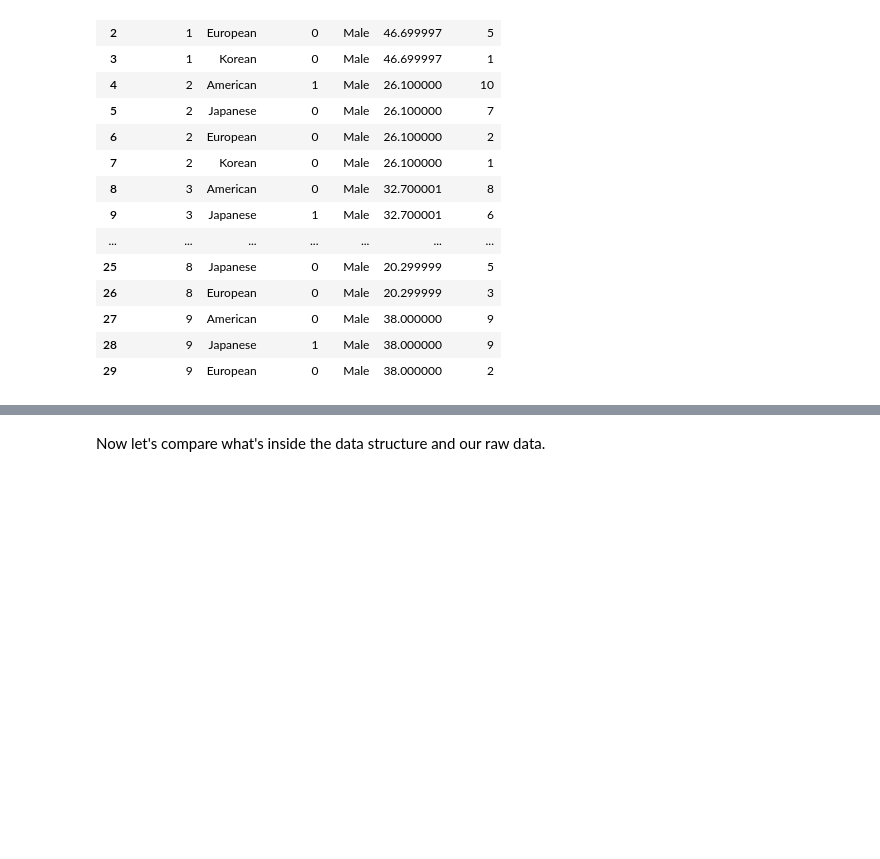
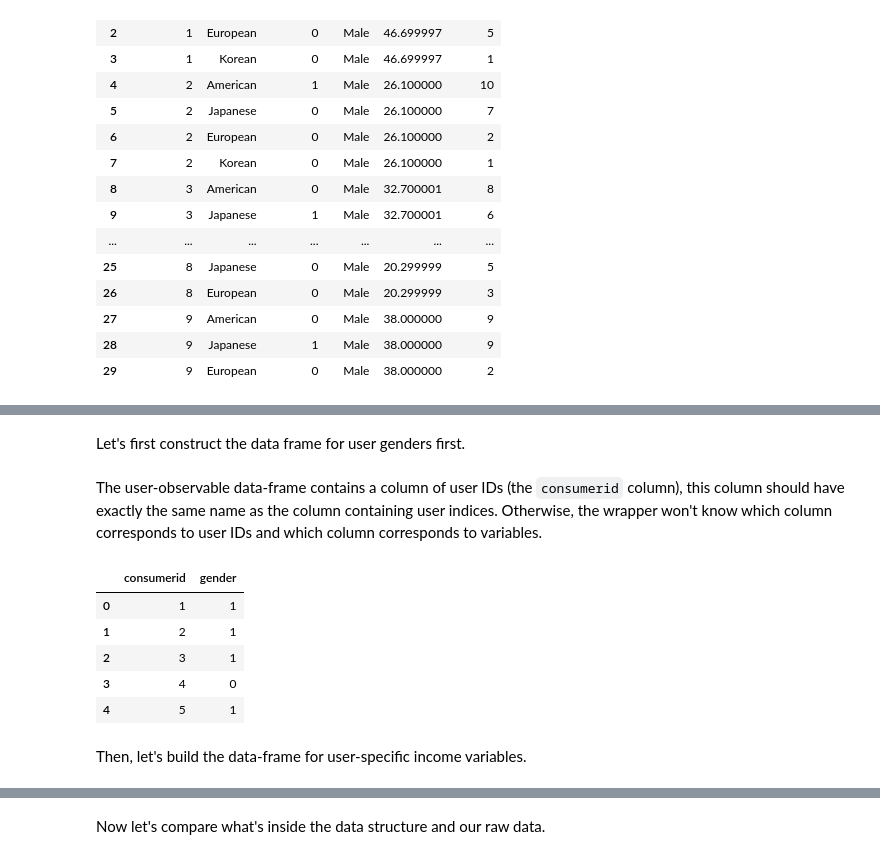
Before and after one commit to gsbDBI/torch-choice, a Jupyter notebook: tutorials/easy_data_management.ipynb, the cells around one changed output, grey strips where cells are left out. Saved outputs shown, nothing was run; the diff lists cells and outputs as text; code cells hidden in the pictures; blank space fills up the shorter version.

```diff
--- a/tutorials/easy_data_management.ipynb
+++ b/tutorials/easy_data_management.ipynb
@@ -267,0 +268,17 @@ ChoiceDataset(label=[], item_index=[885], user_index=[885], session_index=[885],
+# %% [markdown]
+Let's first construct the data frame for user genders first.
+# %%
+gender = df.groupby('consumerid')['gender'].first().reset_index()
+# %% [markdown]
+The user-observable data-frame contains a column of user IDs (the `consumerid` column), this column should have exactly the same name as the column containing user indices. Otherwise, the wrapper won't know which column corresponds to user IDs and which column corresponds to variables.
+# %%
+gender.head()
+# %% [output]
+|  | consumerid | gender |
+| 0 | 1 | 1 |
+| 1 | 2 | 1 |
+| 2 | 3 | 1 |
+| 3 | 4 | 0 |
+| 4 | 5 | 1 |
+# %% [markdown]
+Then, let's build the data-frame for user-specific income variables.
```
Also changed, not shown: parts of 70 cells of this notebook.
